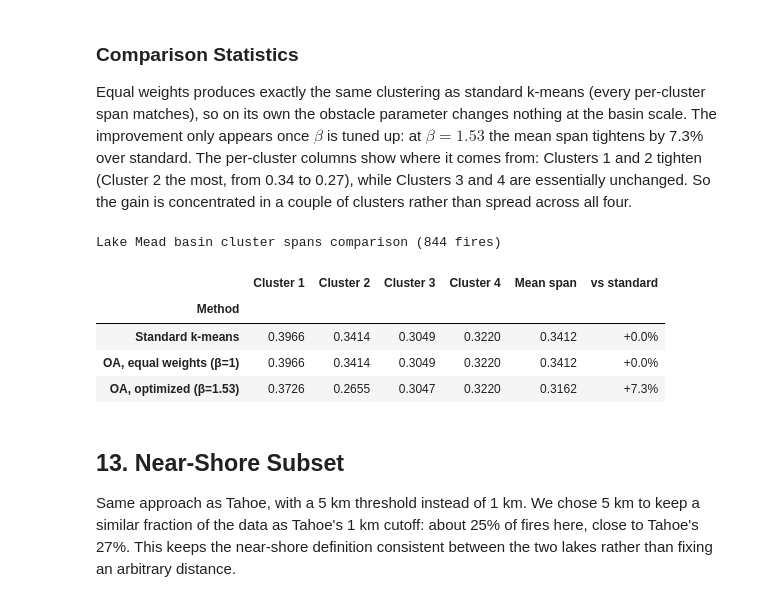
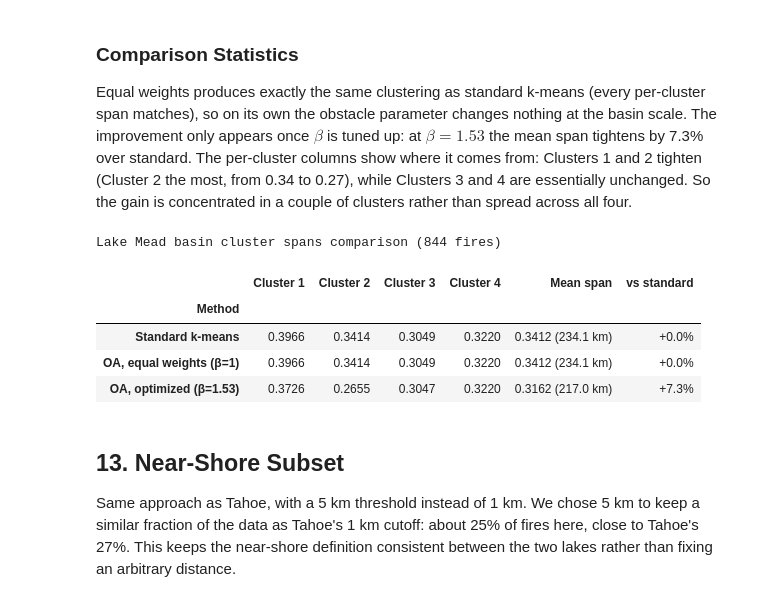
Before and after one commit to Michele-75/obstacle-aware-clustering, a Jupyter notebook: notebooks/03_mead_wildfires_clustered.ipynb, the cells around one changed output. Saved outputs shown, nothing was run; the diff lists cells and outputs as text; code cells hidden in the pictures.

```diff
--- a/notebooks/03_mead_wildfires_clustered.ipynb
+++ b/notebooks/03_mead_wildfires_clustered.ipynb
@@ -794,43 +803,40 @@ spans_basin_std_aligned = [arc_length_span(fires['s_param'].values[labels_basin_
 spans_basin_eq_aligned  = [arc_length_span(fires['s_param'].values[labels_basin_eq_aligned == c])  for c in range(k)]
 spans_basin_opt_aligned = [arc_length_span(fires['s_param'].values[labels_basin_opt_aligned == c]) for c in range(k)]
 
 basin_methods = [
     ('Standard k-means', spans_basin_std_aligned),
     ('OA, equal weights (β=1)', spans_basin_eq_aligned),
     (f'OA, optimized (β={opt_beta_basin:.2f})', spans_basin_opt_aligned),
 ]
 
 std_mean_basin = np.mean(spans_basin_std_aligned)
 
 rows = []
 for name, spans in basin_methods:
     mean_span = np.mean(spans)
-    # Percent change in span vs standard; negative span change = improvement,
-    # so we report improvement as a positive percent (standard is the 0% baseline).
     pct = 100 * (std_mean_basin - mean_span) / std_mean_basin
     row = {'Method': name}
     for c in range(k):
         row[f'Cluster {c+1}'] = spans[c]
-    row['Mean span'] = mean_span
-    row['vs standard'] = pct
+    # Display mena span as dimensionless and in km
+    row['Mean span'] = f'{mean_span:.4f} ({mean_span * perimeter_km:.1f} km)'
+    row['vs standard'] = f'{pct:+.1f}%'
     rows.append(row)
 
 basin_comparison = pd.DataFrame(rows).set_index('Method')
 
-# Format: spans to 4 decimals, percent with sign and 1 decimal
+# Format the per-cluster span columns
 fmt = {f'Cluster {c+1}': '{:.4f}' for c in range(k)}
-fmt['Mean span'] = '{:.4f}'
-fmt['vs standard'] = '{:+.1f}%'
 
 print(f'Lake Mead basin cluster spans comparison ({len(fires)} fires)')
 basin_comparison.style.format(fmt)
 # %% [output]
 Lake Mead basin cluster spans comparison (844 fires)
 |  | Cluster 1 | Cluster 2 | Cluster 3 | Cluster 4 | Mean span | vs standard |
 | Method |  |  |  |  |  |  |
-| Standard k-means | 0.3966 | 0.3414 | 0.3049 | 0.3220 | 0.3412 | +0.0% |
-| OA, equal weights (β=1) | 0.3966 | 0.3414 | 0.3049 | 0.3220 | 0.3412 | +0.0% |
-| OA, optimized (β=1.53) | 0.3726 | 0.2655 | 0.3047 | 0.3220 | 0.3162 | +7.3% |
+| Standard k-means | 0.3966 | 0.3414 | 0.3049 | 0.3220 | 0.3412 (234.1 km) | +0.0% |
+| OA, equal weights (β=1) | 0.3966 | 0.3414 | 0.3049 | 0.3220 | 0.3412 (234.1 km) | +0.0% |
+| OA, optimized (β=1.53) | 0.3726 | 0.2655 | 0.3047 | 0.3220 | 0.3162 (217.0 km) | +7.3% |
 # %% [markdown]
 ## 13. Near-Shore Subset
 
```
Also changed, not shown: parts of 4 cells of this notebook.
